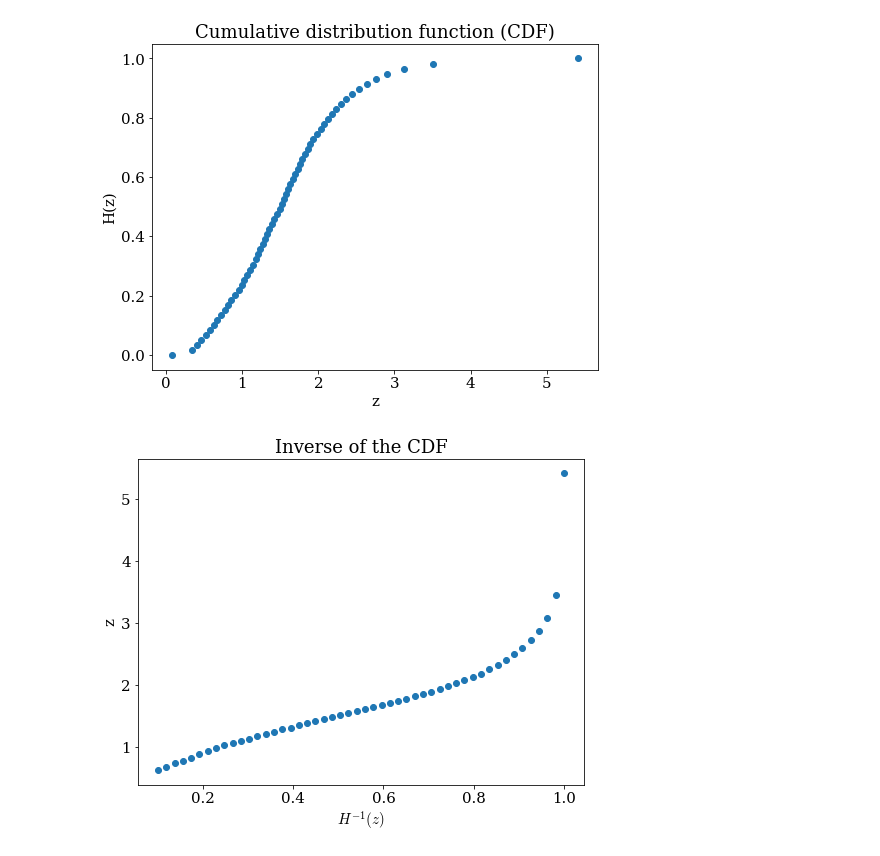
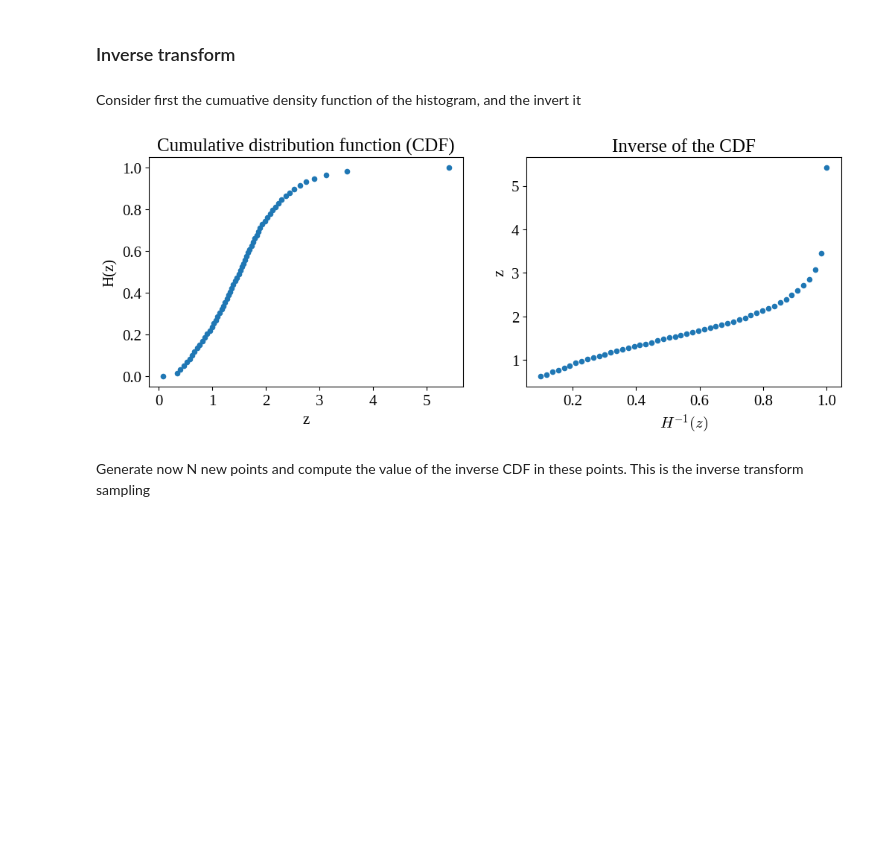
Before and after one commit to Alexpedro130/astrostatistics_bicocca_2023, a Jupyter notebook: working/L04_cloning_quasars.ipynb, the cells around one changed output. Saved outputs shown, nothing was run; the diff lists cells and outputs as text; code cells hidden in the pictures; blank space fills up the shorter version.

```diff
--- a/working/L04_cloning_quasars.ipynb
+++ b/working/L04_cloning_quasars.ipynb
@@ -16,4 +36,4 @@ plt.rcParams['font.family'] = 'serif'
 plt.rcParams['mathtext.fontset'] = 'cm'
 plt.rcParams['font.serif'] = ['Liberation Serif'] + plt.rcParams['font.serif']
 plt.rcParams['font.size']=15
-plt.rcParams['figure.figsize']=[8,6]
+plt.rcParams['figure.figsize']=[7,5]
@@ -63,30 +84,38 @@ plt.show()
+# %% [markdown]
+### Inverse transform
+# %% [markdown]
+Consider first the cumuative density function of the histogram, and the invert it
 # %%
-#inverse transform
-
 index = np.linspace(0, len(z)-1, N_bins, dtype=int)
 
 #take the cdf of the histogram
 z.sort()
 Px_cuml = np.linspace(0,1,len(z))
 
-#plot the cdf of the histogram
-plt.scatter(z[index], Px_cuml[index])
+#interpolate now the inverse cumulative distribution
+H_inv = scipy.interpolate.interp1d(Px_cuml, z)
+xgrid = np.linspace(0.1, 1, 50)
+
+
+fig = plt.figure(figsize=(12, 4))
+
+ax=fig.add_subplot(121)
+plt.scatter(z[index], Px_cuml[index], s=20)
 plt.xlabel('z')
 plt.ylabel('H(z)')
 plt.title('Cumulative distribution function (CDF)')
-plt.show()
 
-#interpolate now the inverse cumulative distribution
-H_inv = scipy.interpolate.interp1d(Px_cuml, z)
-xgrid = np.linspace(0.1, 1, 50)
-plt.scatter(xgrid, H_inv(xgrid))
+ax=fig.add_subplot(122)
+plt.scatter(xgrid, H_inv(xgrid), s=20)
 plt.ylabel('z')
 plt.xlabel(r'$H^{-1}(z)$')
 plt.title('Inverse of the CDF')
+
 plt.show()
 # %% [output]
-[figure, old version]
+[figure, new version]
-[figure, removed]
+# %% [markdown]
+Generate now N new points and compute the value of the inverse CDF in these points. This is the inverse transform sampling
 # %%
 #generate N random number from a uniform distribution between 0 and 1
 u = np.random.uniform(0,1,N)
```
Also changed, not shown: parts of 16 cells of this notebook.
